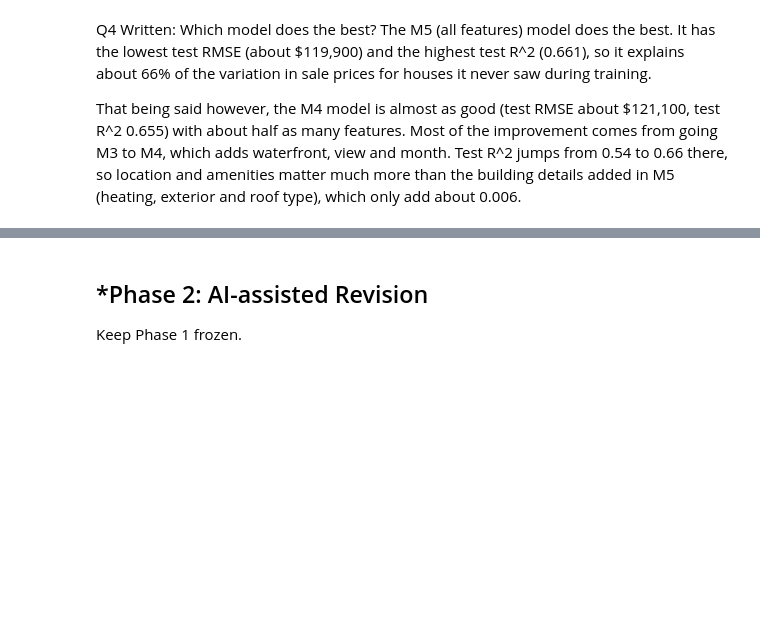
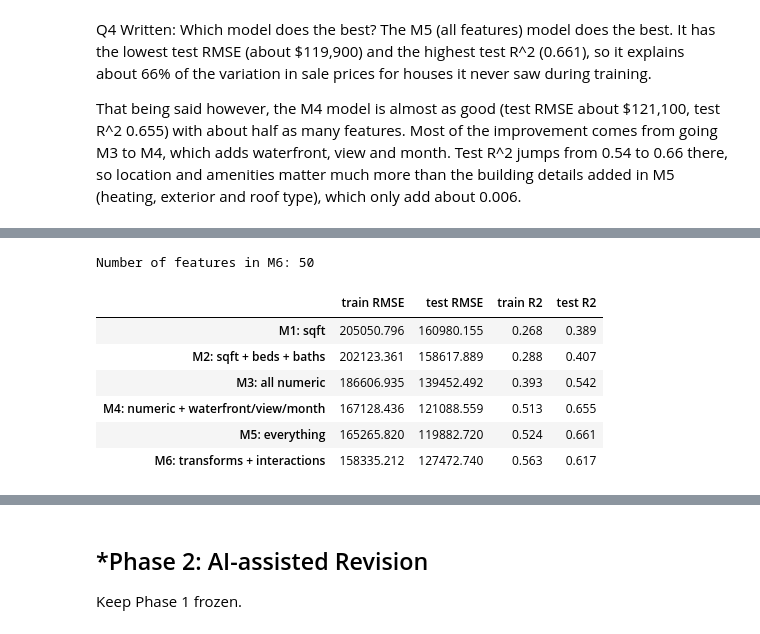
Before and after one commit to rushilnanga/L02-hedonic-pricing, a Jupyter notebook: notebook.ipynb, the cells around one changed output, grey strips where cells are left out. Saved outputs shown, nothing was run; the diff lists cells and outputs as text; code cells hidden in the pictures; blank space fills up the shorter version.

```diff
--- a/notebook.ipynb
+++ b/notebook.ipynb
@@ -301,0 +371,79 @@ That being said however, the M4 model is almost as good (test RMSE about $121,10
+# %%
+y_train_t = np.arcsinh(y_train)
+
+X2 = X.copy()
+
+# transformations
+X2["log_sqft"] = np.log(sales_df["house_square_feet"])           # diminishing returns to size
+X2["log_sqft_sq"] = X2["log_sqft"] ** 2
+X2["yb_c"] = sales_df["year_built"] - 1980                       # centered so yb_c and yb_c^2 aren't collinear
+X2["yb_c_sq"] = X2["yb_c"] ** 2                                  # U-shape in year built
+X2["has_basement"] = (sales_df["basement_square_feet"] > 0).astype(int)
+X2["log_basement"] = np.log1p(sales_df["basement_square_feet"])
+X2["total_garage"] = sales_df["attached_garage_square_feet"] + sales_df["detached_garage_square_feet"]
+X2["has_garage"] = (X2["total_garage"] > 0).astype(int)
+X2["has_attic"] = (sales_df["attic_finished_square_feet"] > 0).astype(int)
+X2["has_fireplace"] = (sales_df["fireplaces"] > 0).astype(int)
+X2["waterfront"] = (df_water.sum(axis=1) > 0).astype(int)
+X2["has_view"] = (sales_df["view_score"] > 0).astype(int)
+
+# interactions
+X2["logsqft_x_baths"] = X2["log_sqft"] * sales_df["bathrooms"]
+X2["logsqft_x_beds"] = X2["log_sqft"] * sales_df["bedrooms"]
+X2["logsqft_x_view"] = X2["log_sqft"] * sales_df["view_score"]
+X2["logsqft_x_waterfront"] = X2["log_sqft"] * X2["waterfront"]
+X2["yb_x_logsqft"] = X2["yb_c"] * X2["log_sqft"]
+
+X2_train, X2_test = X2.loc[X_train.index], X2.loc[X_test.index]
+
+complex_reg = LinearRegression().fit(X2_train, y_train_t)
+train_hat = np.sinh(complex_reg.predict(X2_train))
+test_hat = np.sinh(complex_reg.predict(X2_test))
+
+complex_row = {
+    "train RMSE": np.sqrt(mean_squared_error(y_train, train_hat)),
+    "test RMSE": np.sqrt(mean_squared_error(y_test, test_hat)),
+    "train R2": r2_score(y_train, train_hat),
+    "test R2": r2_score(y_test, test_hat),
+}
+results_q6 = pd.concat([results, pd.DataFrame(complex_row, index=["M6: transforms + interactions"])])
+print("Number of features in M6:", X2.shape[1])
+display(results_q6.round(3))
+
+from sklearn.model_selection import KFold
+
+def cv_rmse(features_df, log_target):
+    errs = []
+    for tr, va in KFold(5, shuffle=True, random_state=1).split(features_df):
+        t = np.arcsinh(y_train.iloc[tr]) if log_target else y_train.iloc[tr]
+        m = LinearRegression().fit(features_df.iloc[tr], t)
+        p = m.predict(features_df.iloc[va])
+        p = np.sinh(p) if log_target else p
+        errs.append(np.sqrt(np.mean((y_train.iloc[va] - p) ** 2)))
+    return np.mean(errs)
+
+print("5-fold CV RMSE on training data")
+print("M5 (raw price):      ", round(cv_rmse(X_train, False)))
+print("M6 (arcsinh target): ", round(cv_rmse(X2_train, True)))
+
+m5_test_pred = LinearRegression().fit(X_train, y_train).predict(X_test)
+m6_test_pred = pd.Series(np.sinh(complex_reg.predict(X2_test)), index=y_test.index)
+m6_err = (y_test - m6_test_pred).abs().sort_values()
+m5_err = (y_test - m5_test_pred).abs().sort_values()
+print("\nTest RMSE after dropping each model's 5 largest errors:")
+print("M5:", round(np.sqrt((m5_err.iloc[:-5] ** 2).mean())))
+print("M6:", round(np.sqrt((m6_err.iloc[:-5] ** 2).mean())))
+print("Median absolute test error:  M5:", round(m5_err.median()), "  M6:", round(m6_err.median()))
+
+worst = m6_err.index[-5:][::-1]
+display(pd.DataFrame({"Actual Price": y_test[worst], "M6 Prediction": m6_test_pred[worst],
+                      "Sq. Feet": X_test.loc[worst, "house_square_feet"]}).round(0))
+# %% [output]
+Number of features in M6: 50
+|  | train RMSE | test RMSE | train R2 | test R2 |
+| M1: sqft | 205050.796 | 160980.155 | 0.268 | 0.389 |
+| M2: sqft + beds + baths | 202123.361 | 158617.889 | 0.288 | 0.407 |
+| M3: all numeric | 186606.935 | 139452.492 | 0.393 | 0.542 |
+| M4: numeric + waterfront/view/month | 167128.436 | 121088.559 | 0.513 | 0.655 |
+| M5: everything | 165265.820 | 119882.720 | 0.524 | 0.661 |
+| M6: transforms + interactions | 158335.212 | 127472.740 | 0.563 | 0.617 |
```
Also changed, not shown: parts of 16 cells of this notebook.
